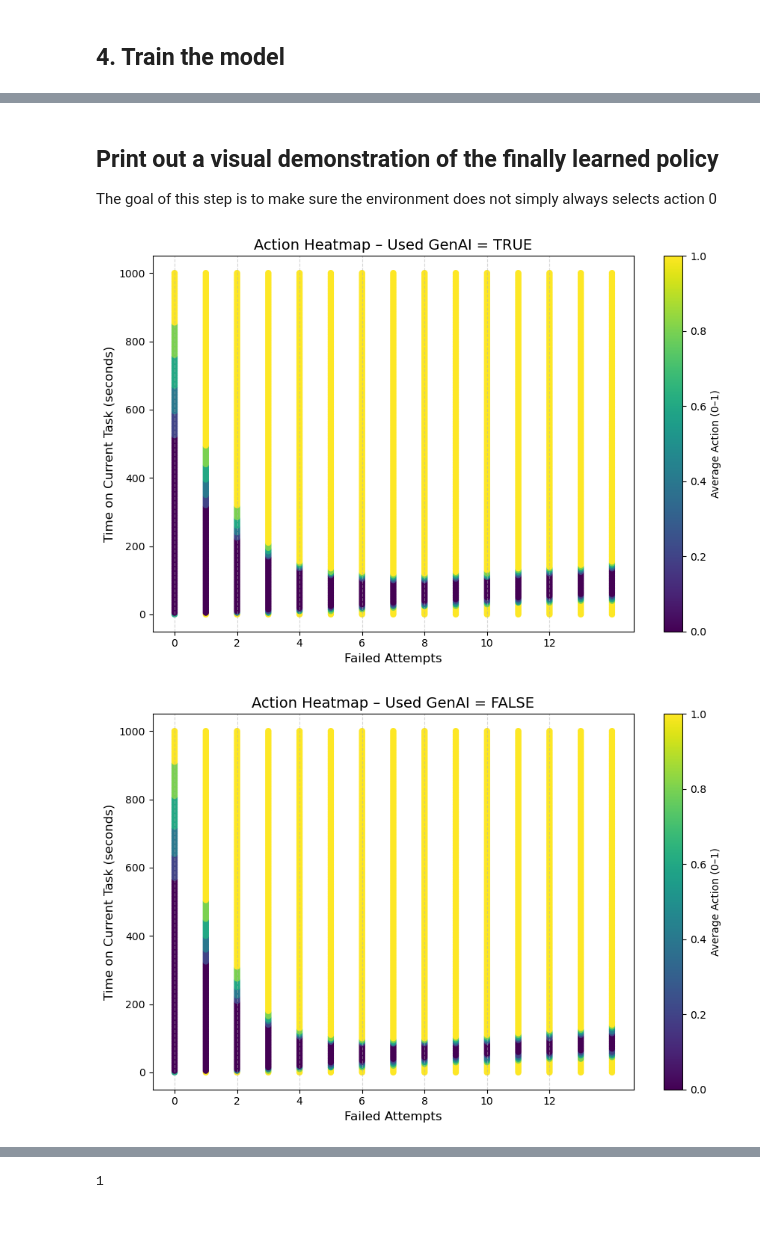
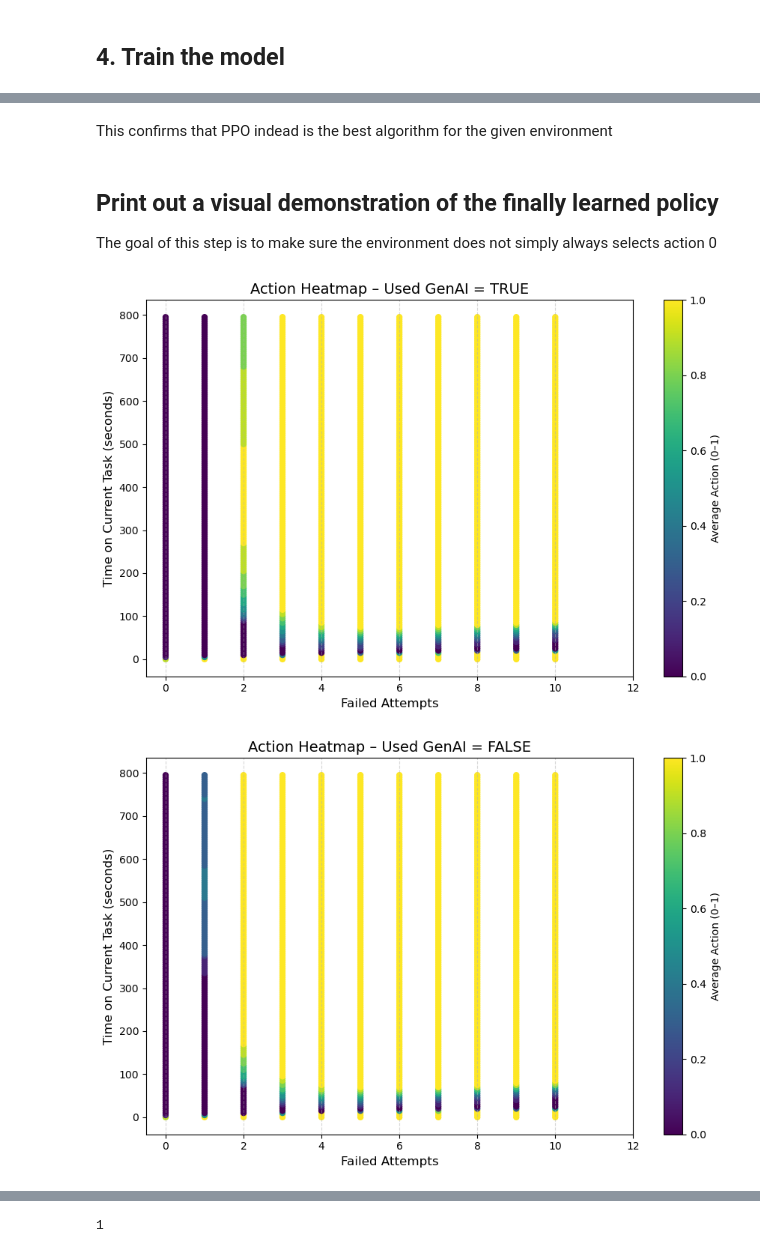
Before and after one commit to Janne-ro/learning-when-to-help, a Jupyter notebook: rl_agent/rl_agent_training.ipynb, the cells around one changed output, grey strips where cells are left out. Drawn from its saved outputs; the diff is of its cells as text; code cells hidden in the pictures; blank space fills up the shorter version.

Commit message:
Finalize model training

```diff
--- a/rl_agent/rl_agent_training.ipynb
+++ b/rl_agent/rl_agent_training.ipynb
@@ -24,3 +30,29 @@ register(
 )
 # %% [markdown]
 ## 2. Create and check the environment
+# %%
+#simulate a whole episode in the environment
+env = LearningEnv()
+obs, info = env.reset()
+
+total_reward = 0
+steps = 0
+terminated = False
+truncated = False
+
+print("Starting simulation with Action 0 (No GenAI)...")
+
+while not terminated and not truncated:
+    # Always take action 0
+    action = 0
+
+    # Take a step in the environment
+    obs, reward, terminated, truncated, info = env.step(action)
+
+    total_reward += reward
+    steps += 1
+
+    current_task = int(env.current_task)
+    print(env.c_mt)
+    print(current_task)
+    print(obs)
@@ -93,6 +212,9 @@ Wrapping the env in a DummyVecEnv.
 # %%
 #!tensorboard --logdir ppo_logs --port 6006
 # %%
-TIMESTEPS = 200_000
-model.learn(total_timesteps=TIMESTEPS)
+TIMESTEPS = 120_000
+#note that the callback does not change the functionality of learning significantly it just adjusts the entropy coefficient over time for a comparable visualization
+model.learn(total_timesteps=TIMESTEPS, callback=callback)
+model_a2c.learn(total_timesteps=TIMESTEPS)
+model_dqn.learn(total_timesteps=TIMESTEPS)
 # %% [output]
@@ -117,3 +268,5 @@ Logging to ./ppo_logs/PPO_12
+# %% [markdown]
+This confirms that PPO indead is the best algorithm for the given environment
 # %% [markdown]
 ## Print out a visual demonstration of the finally learned policy
 
@@ -126,11 +279,11 @@ import matplotlib.pyplot as plt
 data_true = []   # used_genai = 1
 data_false = []  # used_genai = 0
 
-for failed_attempts in range(0, 15):
-    for time_on_task in range(0, 1001, 5):
+for failed_attempts in range(0, 11):
+    for time_on_task in range(0, 800, 5):
         for used_GenAI in [0, 1]:
             actions = []
-            for current_understanding in range(0, 5):
+            for current_understanding in range(0, 10):
                 # observation space
             # 1) Failed attempts on current task (0-20)
             # 2) Time on the current task in seconds (0-10000)
@@ -160,32 +313,36 @@ data_false = np.array(data_false)
 # ----------------------------------------------------
 # Helper function for nice plot
 # ----------------------------------------------------
 def make_plot(data, title):
     plt.figure(figsize=(9, 6))
 
     sc = plt.scatter(
         data[:, 0],     # failed_attempts
         data[:, 1],     # time_on_task
         c=data[:, 2],   # mean_action
         vmin=0.0, #min color = 0
         vmax=1.0, #max color = 1
         s=25
     )
 
     plt.xlabel("Failed Attempts", fontsize=12)
     plt.ylabel("Time on Current Task (seconds)", fontsize=12)
     plt.title(title, fontsize=14)
     plt.xticks(np.arange(0, 14, 2))
     plt.grid(which="major", axis="x", linestyle="--", alpha=0.5)
     plt.colorbar(sc, label="Average Action (0–1)")
     plt.tight_layout()
+    if title.endswith("TRUE"):
+        plt.savefig("action_heatmap_genai_true.png", dpi=300)
+    else:
+        plt.savefig("action_heatmap_genai_false.png", dpi=300)
     plt.show()
 
 # ----------------------------------------------------
 # Produce the two final plots
 # ----------------------------------------------------
 make_plot(data_true,  "Action Heatmap – Used GenAI = TRUE")
 make_plot(data_false, "Action Heatmap – Used GenAI = FALSE")
 # %% [output]
-[figure, old version]
+[figure, new version]
-[figure, old version]
+[figure, new version]
```
Also changed, not shown: parts of 12 cells of this notebook, 13 other files.
